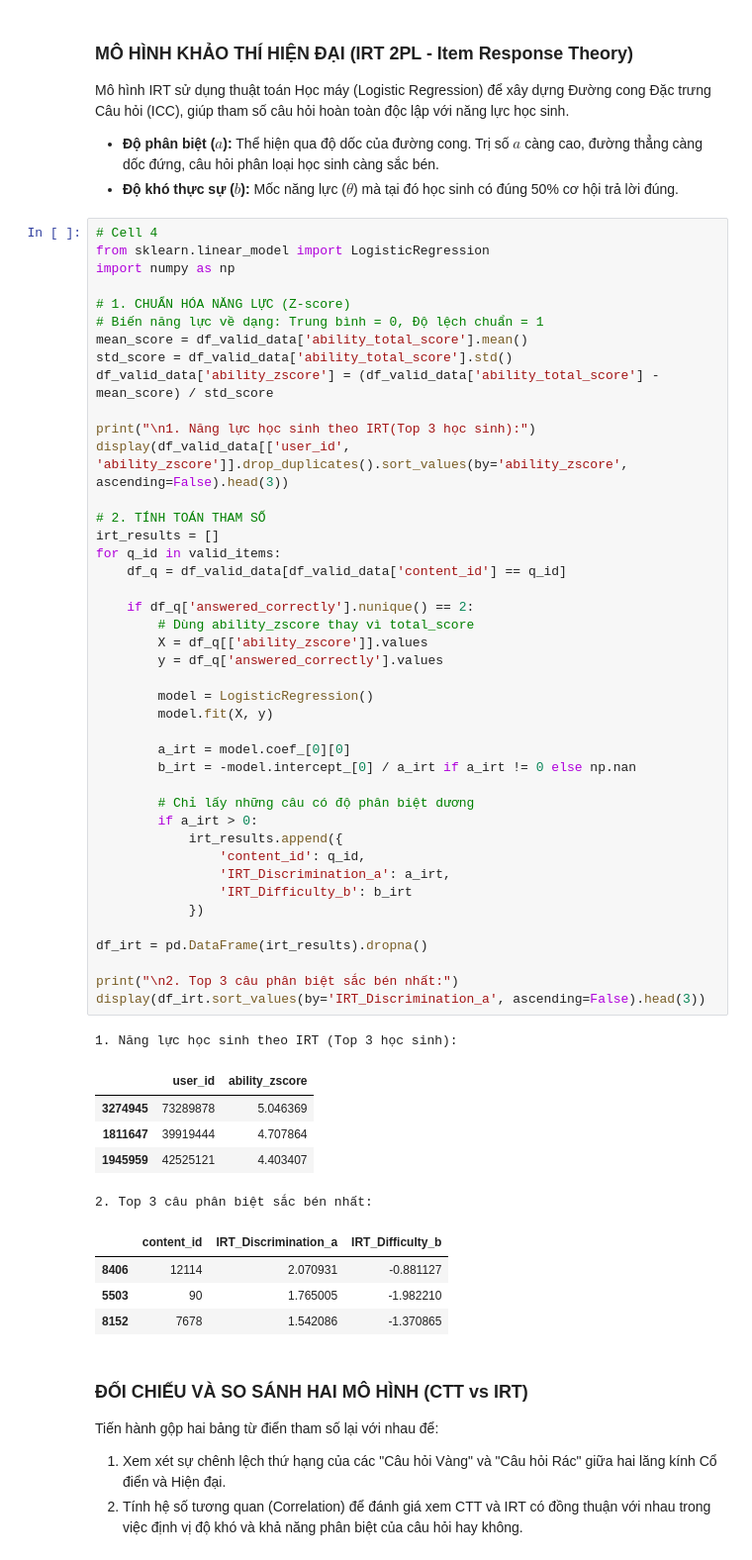
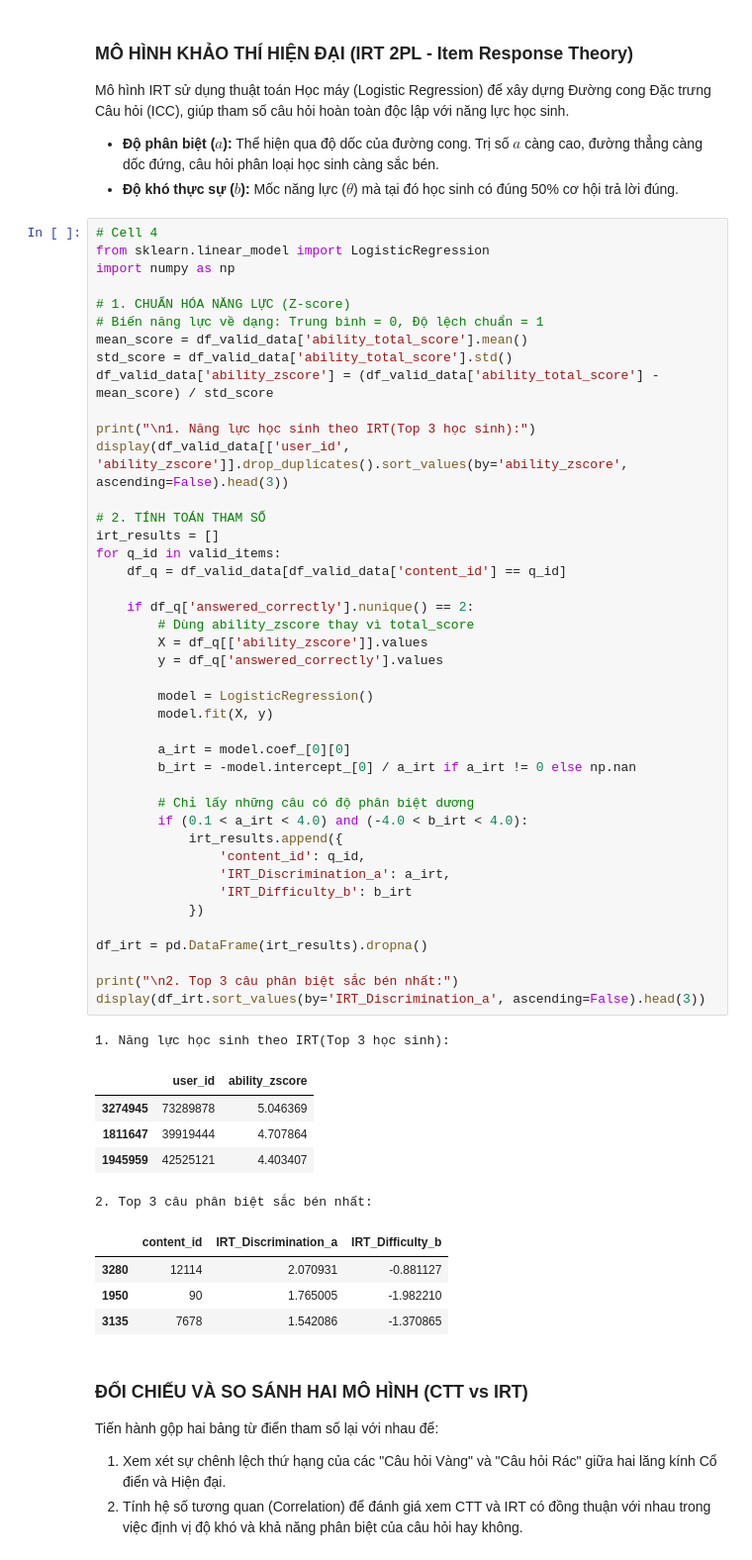
Before and after one commit to HoangThiThi199/Question_Difficulty_and_Student_Ability_Discrimination, a Jupyter notebook: IRT_Modeling.ipynb, the cells around one changed output. Shown at 99% size. Saved outputs shown, nothing was run; the diff lists cells and outputs as text.

```diff
--- a/IRT_Modeling.ipynb
+++ b/IRT_Modeling.ipynb
@@ -150,38 +136,38 @@ for q_id in valid_items:
 
     if df_q['answered_correctly'].nunique() == 2:
         # Dùng ability_zscore thay vì total_score
         X = df_q[['ability_zscore']].values
         y = df_q['answered_correctly'].values
 
         model = LogisticRegression()
         model.fit(X, y)
 
         a_irt = model.coef_[0][0]
         b_irt = -model.intercept_[0] / a_irt if a_irt != 0 else np.nan
 
         # Chỉ lấy những câu có độ phân biệt dương
-        if a_irt > 0:
+        if (0.1 < a_irt < 4.0) and (-4.0 < b_irt < 4.0):
             irt_results.append({
                 'content_id': q_id,
                 'IRT_Discrimination_a': a_irt,
                 'IRT_Difficulty_b': b_irt
             })
 
 df_irt = pd.DataFrame(irt_results).dropna()
 
 print("\n2. Top 3 câu phân biệt sắc bén nhất:")
 display(df_irt.sort_values(by='IRT_Discrimination_a', ascending=False).head(3))
 # %% [output]
-1. Năng lực học sinh theo IRT (Top 3 học sinh):
+1. Năng lực học sinh theo IRT(Top 3 học sinh):
 |  | user_id | ability_zscore |
 | 3274945 | 73289878 | 5.046369 |
 | 1811647 | 39919444 | 4.707864 |
 | 1945959 | 42525121 | 4.403407 |
 2. Top 3 câu phân biệt sắc bén nhất:
 |  | content_id | IRT_Discrimination_a | IRT_Difficulty_b |
-| 8406 | 12114 | 2.070931 | -0.881127 |
-| 5503 | 90 | 1.765005 | -1.982210 |
-| 8152 | 7678 | 1.542086 | -1.370865 |
+| 3280 | 12114 | 2.070931 | -0.881127 |
+| 1950 | 90 | 1.765005 | -1.982210 |
+| 3135 | 7678 | 1.542086 | -1.370865 |
 # %% [markdown]
 ### ĐỐI CHIẾU VÀ SO SÁNH HAI MÔ HÌNH (CTT vs IRT)
 Tiến hành gộp hai bảng từ điển tham số lại với nhau để:
```
Also changed, not shown: parts of 4 cells of this notebook, 1 other file.
